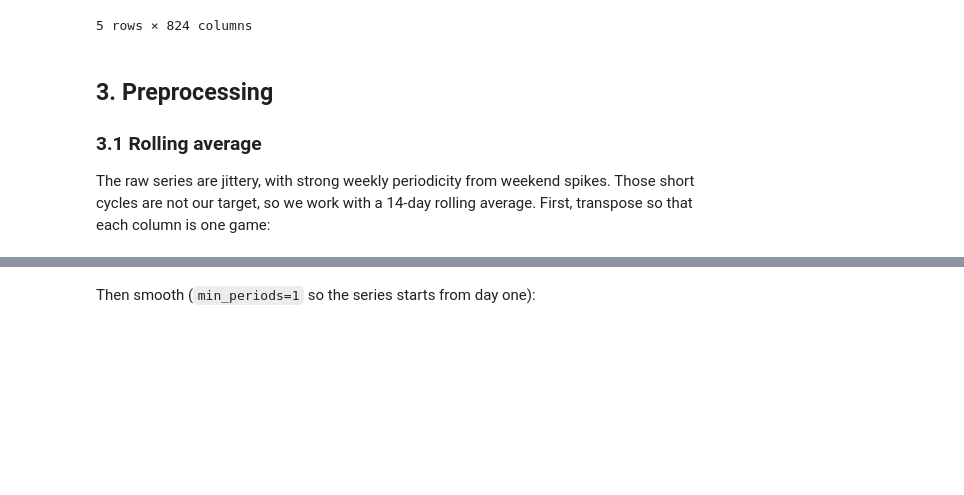
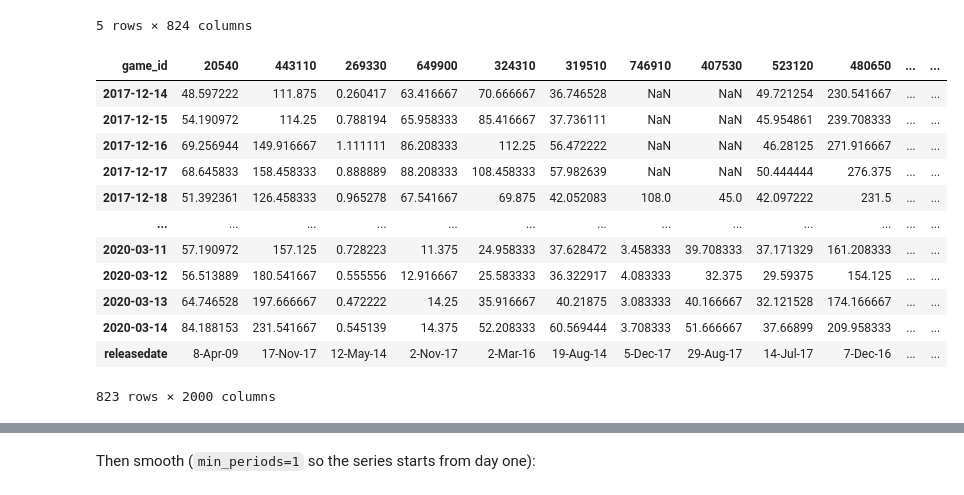
Before and after one commit to su-jai/player_forecasting, a Jupyter notebook: notebooks/playercount_forecasting.ipynb, the cells around one changed output, grey strips where cells are left out. Saved outputs shown, nothing was run; the diff lists cells and outputs as text; code cells hidden in the pictures; blank space fills up the shorter version.

```diff
--- a/notebooks/playercount_forecasting.ipynb
+++ b/notebooks/playercount_forecasting.ipynb
@@ -106,11 +106,21 @@ dated_playercounts.head()
 | 3 | 649900 | 63.416667 | 65.958333 | 86.208333 | 88.208333 | 67.541667 | 68.250000 | 71.458333 | ... |
 | 4 | 324310 | 70.666667 | 85.416667 | 112.250000 | 108.458333 | 69.875000 | 66.000000 | 70.750000 | ... |
 5 rows × 824 columns
-# %% [markdown]
-## 3. Preprocessing
-
-### 3.1 Rolling average
-
-The raw series are jittery, with strong weekly periodicity from weekend spikes. Those short cycles are not our target, so we work with a 14-day rolling average. First, transpose so that each column is one game:
 # %%
 dated_playercounts = dated_playercounts.set_index("game_id")
+daily_counts = dated_playercounts.T
+daily_counts
+# %% [output]
+| game_id | 20540 | 443110 | 269330 | 649900 | 324310 | 319510 | 746910 | 407530 | 523120 | 480650 | ... | ... |
+| 2017-12-14 | 48.597222 | 111.875 | 0.260417 | 63.416667 | 70.666667 | 36.746528 | NaN | NaN | 49.721254 | 230.541667 | ... | ... |
+| 2017-12-15 | 54.190972 | 114.25 | 0.788194 | 65.958333 | 85.416667 | 37.736111 | NaN | NaN | 45.954861 | 239.708333 | ... | ... |
+| 2017-12-16 | 69.256944 | 149.916667 | 1.111111 | 86.208333 | 112.25 | 56.472222 | NaN | NaN | 46.28125 | 271.916667 | ... | ... |
+| 2017-12-17 | 68.645833 | 158.458333 | 0.888889 | 88.208333 | 108.458333 | 57.982639 | NaN | NaN | 50.444444 | 276.375 | ... | ... |
+| 2017-12-18 | 51.392361 | 126.458333 | 0.965278 | 67.541667 | 69.875 | 42.052083 | 108.0 | 45.0 | 42.097222 | 231.5 | ... | ... |
+| ... | ... | ... | ... | ... | ... | ... | ... | ... | ... | ... | ... | ... |
+| 2020-03-11 | 57.190972 | 157.125 | 0.728223 | 11.375 | 24.958333 | 37.628472 | 3.458333 | 39.708333 | 37.171329 | 161.208333 | ... | ... |
+| 2020-03-12 | 56.513889 | 180.541667 | 0.555556 | 12.916667 | 25.583333 | 36.322917 | 4.083333 | 32.375 | 29.59375 | 154.125 | ... | ... |
+| 2020-03-13 | 64.746528 | 197.666667 | 0.472222 | 14.25 | 35.916667 | 40.21875 | 3.083333 | 40.166667 | 32.121528 | 174.166667 | ... | ... |
+| 2020-03-14 | 84.188153 | 231.541667 | 0.545139 | 14.375 | 52.208333 | 60.569444 | 3.708333 | 51.666667 | 37.66899 | 209.958333 | ... | ... |
+| releasedate | 8-Apr-09 | 17-Nov-17 | 12-May-14 | 2-Nov-17 | 2-Mar-16 | 19-Aug-14 | 5-Dec-17 | 29-Aug-17 | 14-Jul-17 | 7-Dec-16 | ... | ... |
+823 rows × 2000 columns
```
Also changed, not shown: parts of 7 cells of this notebook.
